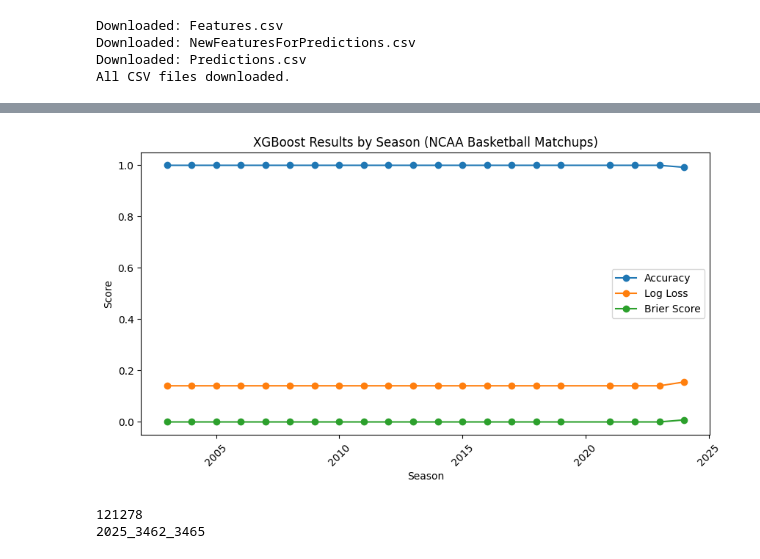
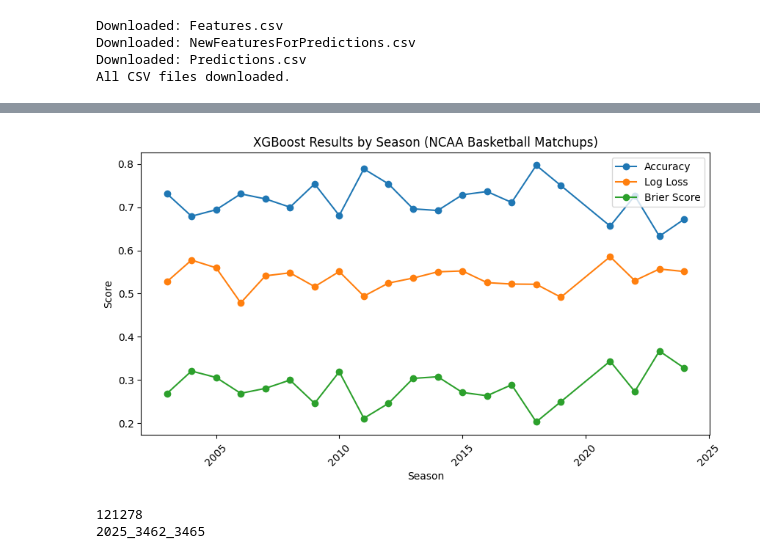
Before and after one commit to jamie07262/INFO-3608-PROJECT, a Jupyter notebook: XGBoostWithNewDataset.ipynb, the cells around one changed output, grey strips where cells are left out. Saved outputs shown, nothing was run; the diff lists cells and outputs as text; code cells hidden in the pictures.

```diff
--- a/XGBoostWithNewDataset.ipynb
+++ b/XGBoostWithNewDataset.ipynb
@@ -63,30 +45,51 @@ Name: T2TeamID, dtype: int64
 # %%
-FEATURES = ['Season', 'T1TeamID', 'T2TeamID', 'T1AverageScore', 'T2AverageScore',
-       'PointDifference', 'T1Seed', 'T2Seed', 'SeedDifference', 'T1Rating',
-       'T2Rating', 'RatingDifference', 'T1Grade', 'T2Grade', 'GradeDifference',
-       'Divison',
-            # 'DivisonLabel',
-            # 'Win',
-            # 'WinLabel',
-       'T1AverageFGM',
-       'T1AverageFGA', 'T1AverageFGM3', 'T1AverageFGA3', 'T1AverageFTM',
-       'T1AverageFTA', 'T1AverageOR', 'T1AverageDR', 'T1AverageAst',
-       'T1AverageTO', 'T1AverageStl', 'T1AverageBlk', 'T1AveragePF',
-       'T1AverageOpponentScore', 'T1AverageOpponentFGM',
-       'T1AverageOpponentFGA', 'T1AverageOpponentFGM3',
-       'T1AverageOpponentFGA3', 'T1AverageOpponentFTM', 'T1AverageOpponentFTA',
-       'T1AverageOpponentOR', 'T1AverageOpponentDR', 'T1AverageOpponentAst',
-       'T1AverageOpponentTO', 'T1AverageOpponentStl', 'T1AverageOpponentBlk',
-       'T1AverageOpponentPF', 'T1AveragePointDifference', 'T2AverageFGM',
-       'T2AverageFGA', 'T2AverageFGM3', 'T2AverageFGA3', 'T2AverageFTM',
-       'T2AverageFTA', 'T2AverageOR', 'T2AverageDR', 'T2AverageAst',
-       'T2AverageTO', 'T2AverageStl', 'T2AverageBlk', 'T2AveragePF',
-       'T2AverageOpponentScore', 'T2AverageOpponentFGM',
-       'T2AverageOpponentFGA', 'T2AverageOpponentFGM3',
-       'T2AverageOpponentFGA3', 'T2AverageOpponentFTM', 'T2AverageOpponentFTA',
-       'T2AverageOpponentOR', 'T2AverageOpponentDR', 'T2AverageOpponentAst',
-       'T2AverageOpponentTO', 'T2AverageOpponentStl', 'T2AverageOpponentBlk',
-       'T2AverageOpponentPF', 'T2AveragePointDifference']
+# FEATURES = [
+#     # 'Season', 'T1TeamID', 'T2TeamID',
+#         'T1AverageScore', 'T2AverageScore',
+#     # 'PointDifference',
+#       #       'T1Seed', 'T2Seed', 'SeedDifference',
+#       #   'T1Rating', 'T2Rating', 'RatingDifference',
+#       #       'T1Grade', 'T2Grade', 'GradeDifference',
+#        'Divison',
+#             # 'DivisonLabel',
+#             # 'Win',
+#             # 'WinLabel',
+#        'T1AverageFGM',
+#        'T1AverageFGA', 'T1AverageFGM3', 'T1AverageFGA3', 'T1AverageFTM',
+#        'T1AverageFTA', 'T1AverageOR', 'T1AverageDR', 'T1AverageAst',
+#        'T1AverageTO', 'T1AverageStl', 'T1AverageBlk', 'T1AveragePF',
+#        'T1AverageOpponentScore', 'T1AverageOpponentFGM',
+#        'T1AverageOpponentFGA', 'T1AverageOpponentFGM3',
+#        'T1AverageOpponentFGA3', 'T1AverageOpponentFTM', 'T1AverageOpponentFTA',
+#        'T1AverageOpponentOR', 'T1AverageOpponentDR', 'T1AverageOpponentAst',
+#        'T1AverageOpponentTO', 'T1AverageOpponentStl', 'T1AverageOpponentBlk',
+#        'T1AverageOpponentPF', 'T1AveragePointDifference',
+#         'T2AverageFGM',
+#        'T2AverageFGA', 'T2AverageFGM3', 'T2AverageFGA3', 'T2AverageFTM',
+#        'T2AverageFTA', 'T2AverageOR', 'T2AverageDR', 'T2AverageAst',
+#        'T2AverageTO', 'T2AverageStl', 'T2AverageBlk', 'T2AveragePF',
+#        'T2AverageOpponentScore', 'T2AverageOpponentFGM',
+#        'T2AverageOpponentFGA', 'T2AverageOpponentFGM3',
+#        'T2AverageOpponentFGA3', 'T2AverageOpponentFTM', 'T2AverageOpponentFTA',
+#        'T2AverageOpponentOR', 'T2AverageOpponentDR', 'T2AverageOpponentAst',
+#        'T2AverageOpponentTO', 'T2AverageOpponentStl', 'T2AverageOpponentBlk',
+#        'T2AverageOpponentPF', 'T2AveragePointDifference']
+FEATURES = ["Divison", "T1Seed", "T2Seed", "SeedDifference",
+            "T1AverageScore", "T1AverageFGA", "T1AverageOR", "T1AverageDR",
+            "T1AverageBlk", "T1AveragePF", "T1AverageOpponentFGA",
+            "T1AverageOpponentBlk", "T1AverageOpponentPF",
+            "T1AveragePointDifference",
+            "T2AverageScore", "T2AverageFGA", "T2AverageOR", "T2AverageDR",
+            "T2AverageBlk", "T2AveragePF", "T2AverageOpponentFGA", "T2AverageOpponentBlk", "T2AverageOpponentPF", "T2AveragePointDifference",
+            "T1Rating", "T2Rating", "RatingDifference", "T1Grade", "T2Grade" ]
+# features = [ "men_women", "T1_seed", "T2_seed",
+#                    "Seed_diff", "T1_avg_Score", "T1_avg_FGA",
+#                     "T1_avg_OR", "T1_avg_DR", "T1_avg_Blk", "T1_avg_PF",
+#                     "T1_avg_opponent_FGA", "T1_avg_opponent_Blk", "T1_avg_opponent_PF",
+#                     "T1_avg_PointDiff", "T2_avg_Score", "T2_avg_FGA", "T2_avg_OR", "T2_avg_DR",
+#                     "T2_avg_Blk", "T2_avg_PF", "T2_avg_opponent_FGA", "T2_avg_opponent_Blk",
+#                     "T2_avg_opponent_PF", "T2_avg_PointDiff", "T1_elo", "T2_elo", "elo_diff",
+#                     "T1_quality", "T2_quality", ]
 TARGET = "Win"
 
 # Prepare data
@@ -209,4 +212,4 @@ Average Brier Score: 0.0004
-[figure, old version]
+[figure, new version]
 # %%
 from itertools import product
 
```
Also changed, not shown: parts of 3 cells of this notebook.
